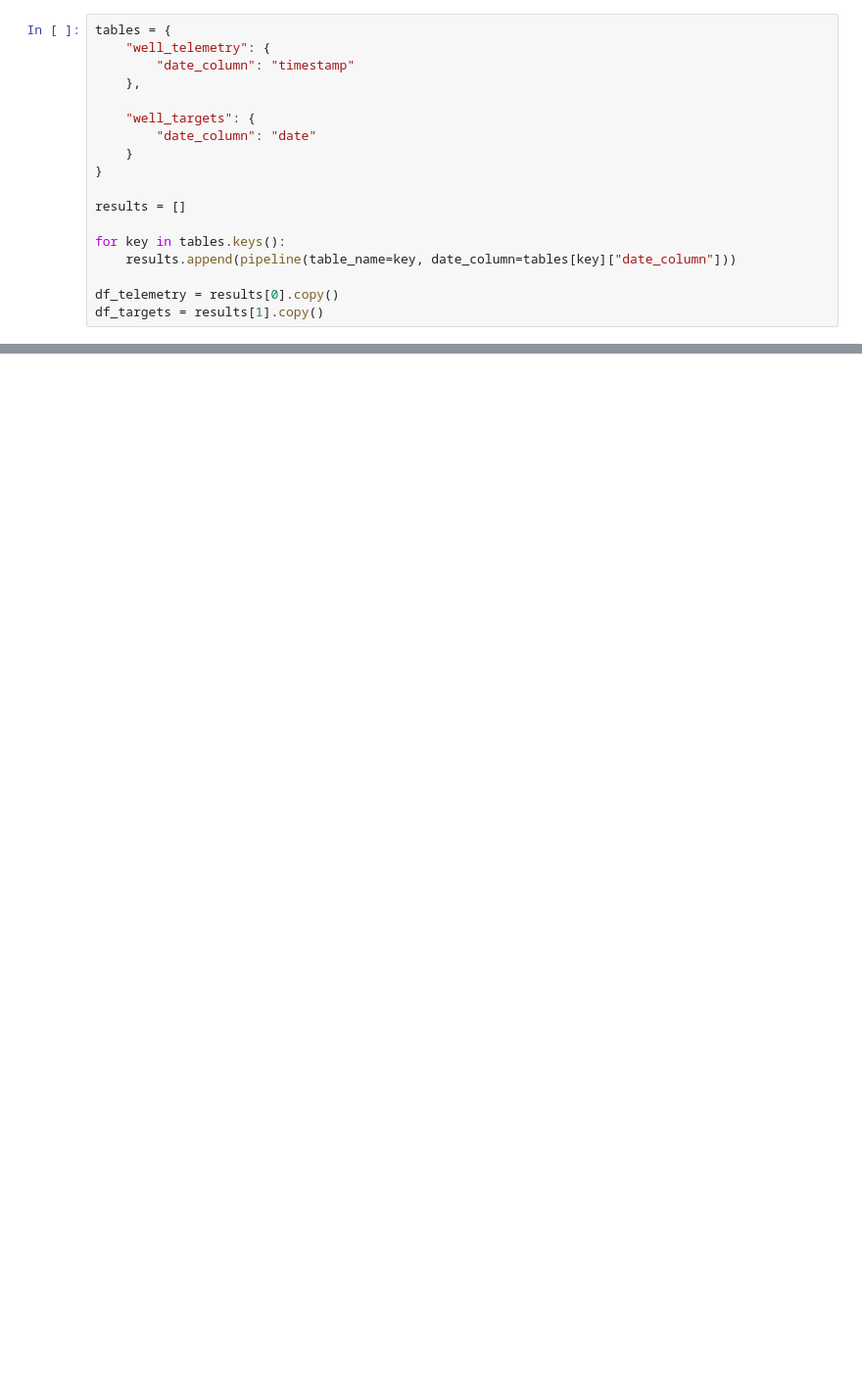
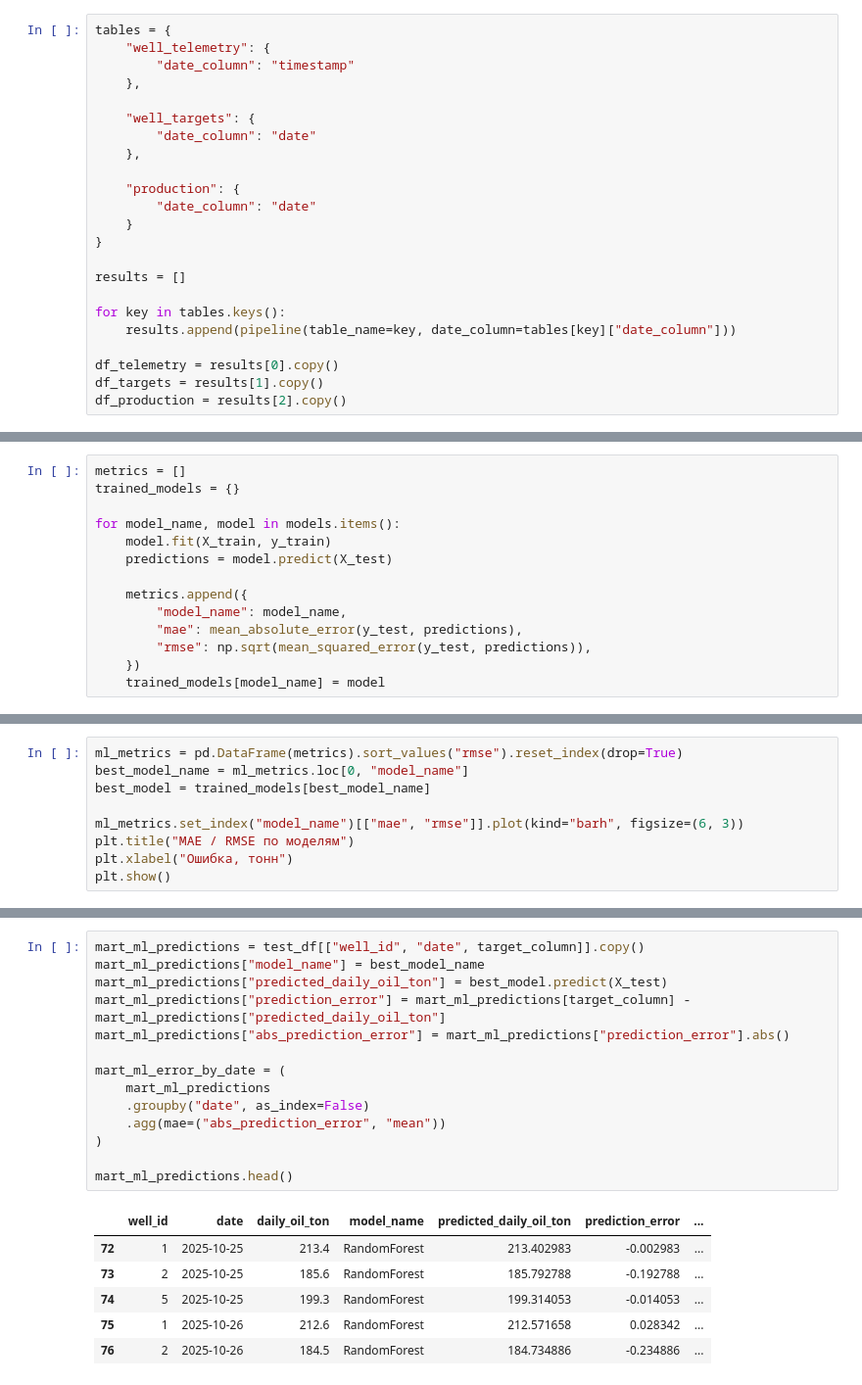
Before and after one commit to KirillovAV1/hse-ml-big-data, a Jupyter notebook: notebooks/02_Прогноз дебита (ML).ipynb, the cells around one changed output, grey strips where cells are left out. Shown at 98% size. Cells and saved outputs as stored; diff of their text form; blank space fills up the shorter version.

```diff
--- a/notebooks/02_Прогноз дебита (ML).ipynb
+++ b/notebooks/02_Прогноз дебита (ML).ipynb
@@ -10,6 +20,10 @@ tables = {
     },
 
     "well_targets": {
+        "date_column": "date"
+    },
+
+    "production": {
         "date_column": "date"
     }
 }
@@ -21,3 +35,4 @@ for key in tables.keys():
 
 df_telemetry = results[0].copy()
 df_targets = results[1].copy()
+df_production = results[2].copy()
@@ -37,0 +119,14 @@ telemetry_daily = (
+# %%
+metrics = []
+trained_models = {}
+
+for model_name, model in models.items():
+    model.fit(X_train, y_train)
+    predictions = model.predict(X_test)
+
+    metrics.append({
+        "model_name": model_name,
+        "mae": mean_absolute_error(y_test, predictions),
+        "rmse": np.sqrt(mean_squared_error(y_test, predictions)),
+    })
+    trained_models[model_name] = model
@@ -37,0 +135,9 @@ telemetry_daily = (
+# %%
+ml_metrics = pd.DataFrame(metrics).sort_values("rmse").reset_index(drop=True)
+best_model_name = ml_metrics.loc[0, "model_name"]
+best_model = trained_models[best_model_name]
+
+ml_metrics.set_index("model_name")[["mae", "rmse"]].plot(kind="barh", figsize=(6, 3))
+plt.title("MAE / RMSE по моделям")
+plt.xlabel("Ошибка, тонн")
+plt.show()
@@ -37,0 +148,21 @@ telemetry_daily = (
+# %%
+mart_ml_predictions = test_df[["well_id", "date", target_column]].copy()
+mart_ml_predictions["model_name"] = best_model_name
+mart_ml_predictions["predicted_daily_oil_ton"] = best_model.predict(X_test)
+mart_ml_predictions["prediction_error"] = mart_ml_predictions[target_column] - mart_ml_predictions["predicted_daily_oil_ton"]
+mart_ml_predictions["abs_prediction_error"] = mart_ml_predictions["prediction_error"].abs()
+
+mart_ml_error_by_date = (
+    mart_ml_predictions
+    .groupby("date", as_index=False)
+    .agg(mae=("abs_prediction_error", "mean"))
+)
+
+mart_ml_predictions.head()
+# %% [output]
+|  | well_id | date | daily_oil_ton | model_name | predicted_daily_oil_ton | prediction_error | ... |
+| 72 | 1 | 2025-10-25 | 213.4 | RandomForest | 213.402983 | -0.002983 | ... |
+| 73 | 2 | 2025-10-25 | 185.6 | RandomForest | 185.792788 | -0.192788 | ... |
+| 74 | 5 | 2025-10-25 | 199.3 | RandomForest | 199.314053 | -0.014053 | ... |
+| 75 | 1 | 2025-10-26 | 212.6 | RandomForest | 212.571658 | 0.028342 | ... |
+| 76 | 2 | 2025-10-26 | 184.5 | RandomForest | 184.734886 | -0.234886 | ... |
```
Also changed, not shown: parts of 16 cells of this notebook, 3 other files.
